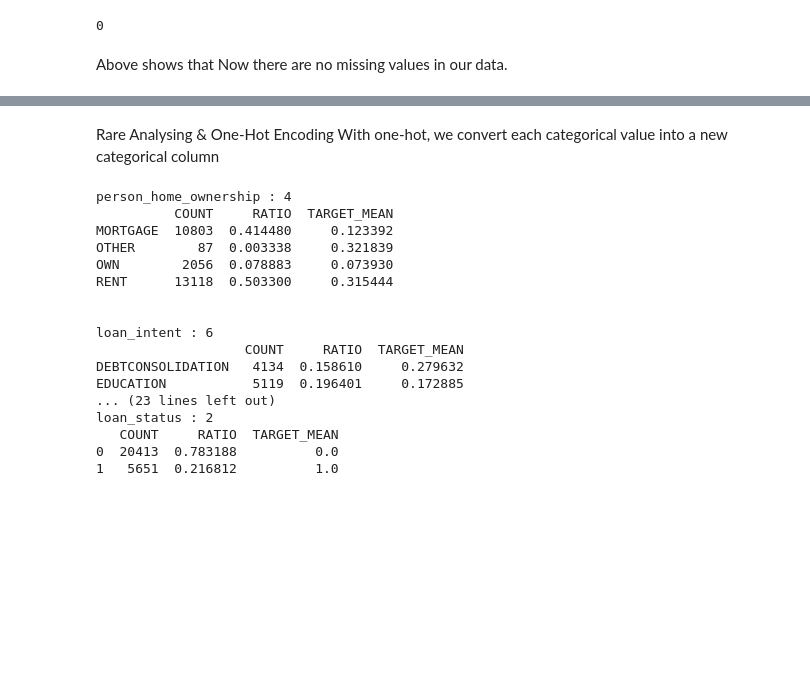
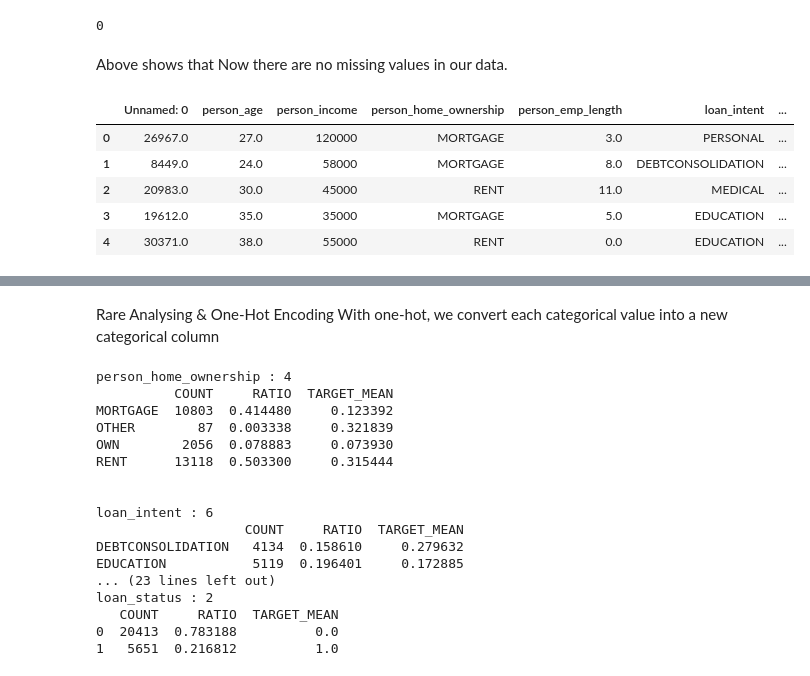
Before and after one commit to SidhST12/BSIP_Assignment_4_Students, a Jupyter notebook: asn4_start.ipynb, the cells around one changed output, grey strips where cells are left out. Drawn from its saved outputs; the diff is of its cells as text; code cells hidden in the pictures; blank space fills up the shorter version.

```diff
--- a/asn4_start.ipynb
+++ b/asn4_start.ipynb
@@ -386,3 +386,12 @@ df["loan_int_rate"].isnull().sum()
 0
 # %% [markdown]
 Above shows that Now there are no missing values in our data.
+# %%
+df.head()
+# %% [output]
+|  | Unnamed: 0 | person_age | person_income | person_home_ownership | person_emp_length | loan_intent | ... |
+| 0 | 26967.0 | 27.0 | 120000 | MORTGAGE | 3.0 | PERSONAL | ... |
+| 1 | 8449.0 | 24.0 | 58000 | MORTGAGE | 8.0 | DEBTCONSOLIDATION | ... |
+| 2 | 20983.0 | 30.0 | 45000 | RENT | 11.0 | MEDICAL | ... |
+| 3 | 19612.0 | 35.0 | 35000 | MORTGAGE | 5.0 | EDUCATION | ... |
+| 4 | 30371.0 | 38.0 | 55000 | RENT | 0.0 | EDUCATION | ... |
```
Also changed, not shown: parts of 2 cells of this notebook.
